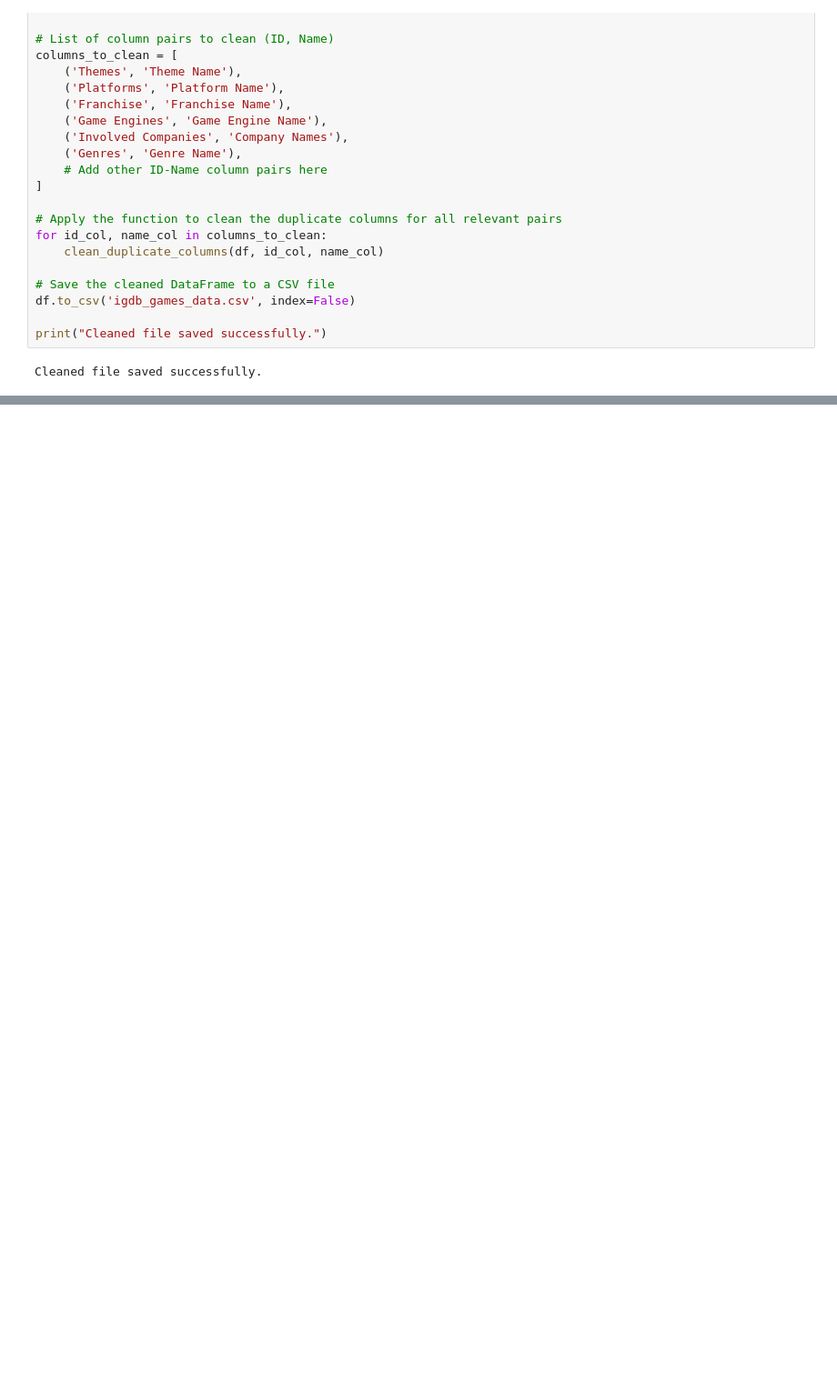
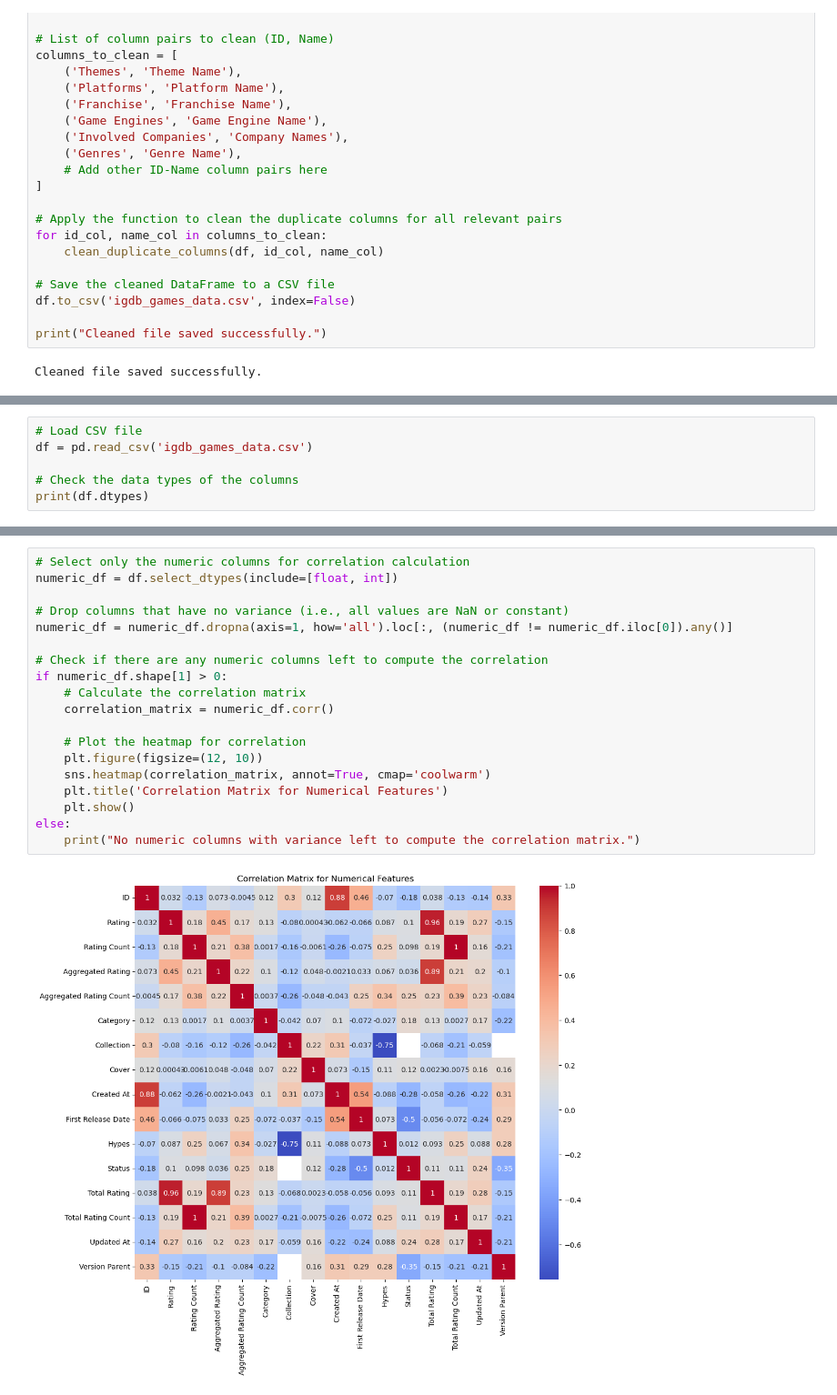
Before and after one commit to Ammo-byte/What_Game, a Jupyter notebook: recommender-system.ipynb, the cells around one changed output, grey strips where cells are left out. Shown: that part at 91% size. Saved outputs shown, nothing was run; the diff lists cells and outputs as text; blank space fills up the shorter version.

```diff
--- a/recommender-system.ipynb
+++ b/recommender-system.ipynb
@@ -240,0 +260,6 @@ Some
+# %%
+# Load CSV file
+df = pd.read_csv('igdb_games_data.csv')
+
+# Check the data types of the columns
+print(df.dtypes)
@@ -240,0 +284,21 @@ Some
+# %%
+# Select only the numeric columns for correlation calculation
+numeric_df = df.select_dtypes(include=[float, int])
+
+# Drop columns that have no variance (i.e., all values are NaN or constant)
+numeric_df = numeric_df.dropna(axis=1, how='all').loc[:, (numeric_df != numeric_df.iloc[0]).any()]
+
+# Check if there are any numeric columns left to compute the correlation
+if numeric_df.shape[1] > 0:
+    # Calculate the correlation matrix
+    correlation_matrix = numeric_df.corr()
+
+    # Plot the heatmap for correlation
+    plt.figure(figsize=(12, 10))
+    sns.heatmap(correlation_matrix, annot=True, cmap='coolwarm')
+    plt.title('Correlation Matrix for Numerical Features')
+    plt.show()
+else:
+    print("No numeric columns with variance left to compute the correlation matrix.")
+# %% [output]
+[figure, added]
```
Also changed, not shown: parts of 22 cells of this notebook, 2 other files.
